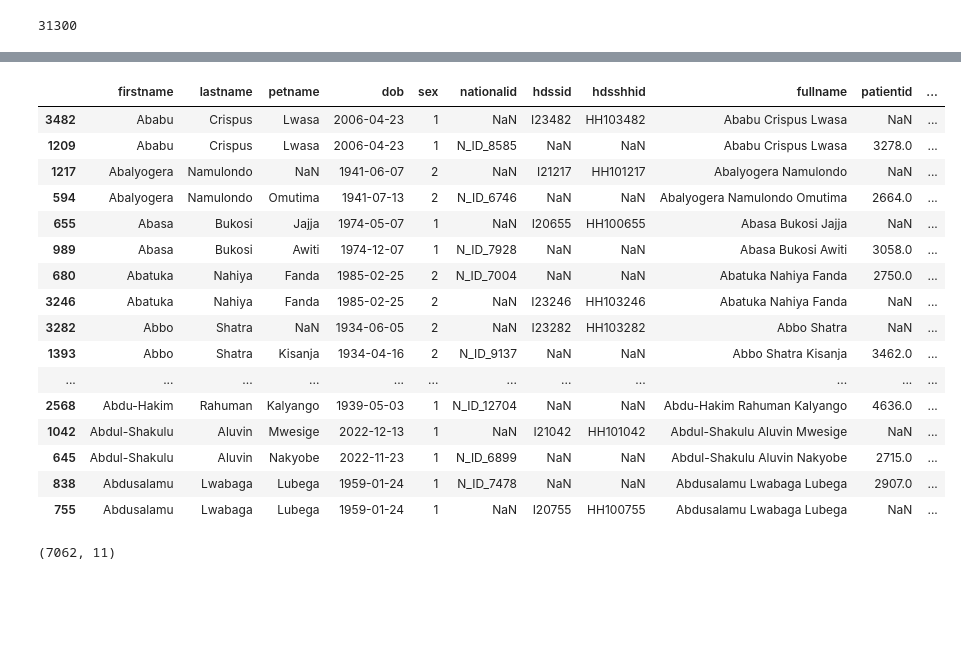
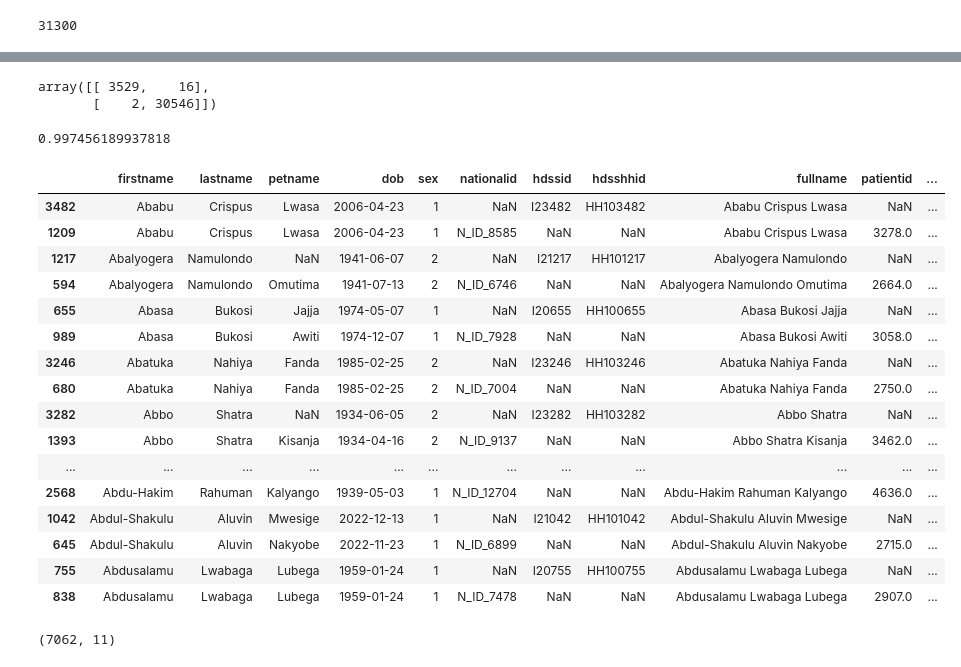
Before and after one commit to Guylord/Record-Linkage-tool-APHRC-DSE-Inspire-Hackathon-2024-, a Jupyter notebook: APHRC_DSE_Inspire_Hackathon_2024.ipynb, the cells around one changed output, grey strips where cells are left out. Cells and saved outputs as stored; diff of their text form; code cells hidden in the pictures; blank space fills up the shorter version.

```diff
--- a/APHRC_DSE_Inspire_Hackathon_2024.ipynb
+++ b/APHRC_DSE_Inspire_Hackathon_2024.ipynb
@@ -232,24 +249,33 @@ len(matched_indices)
+# %%
+rl.confusion_matrix(true_links, matched_indices, len(potential_matches))
+# %% [output]
+array([[ 3529,    16],
+       [    2, 30546]])
+# %%
+rl.fscore(true_links, matched_indices)
+# %% [output]
+0.997456189937818
 # %%
 hdss_facility = pd.concat([hdss_df.loc[matched_indices.get_level_values(0)], facility_df.loc[matched_indices.get_level_values(1)]])
-hdss_facility.sort_values('firstname').head(30)
+hdss_facility.sort_values(['firstname', 'lastname']).head(30)
 # %% [output]
 |  | firstname | lastname | petname | dob | sex | nationalid | hdssid | hdsshhid | fullname | patientid | ... |
 | 3482 | Ababu | Crispus | Lwasa | 2006-04-23 | 1 | NaN | I23482 | HH103482 | Ababu Crispus Lwasa | NaN | ... |
 | 1209 | Ababu | Crispus | Lwasa | 2006-04-23 | 1 | N_ID_8585 | NaN | NaN | Ababu Crispus Lwasa | 3278.0 | ... |
 | 1217 | Abalyogera | Namulondo | NaN | 1941-06-07 | 2 | NaN | I21217 | HH101217 | Abalyogera Namulondo | NaN | ... |
 | 594 | Abalyogera | Namulondo | Omutima | 1941-07-13 | 2 | N_ID_6746 | NaN | NaN | Abalyogera Namulondo Omutima | 2664.0 | ... |
 | 655 | Abasa | Bukosi | Jajja | 1974-05-07 | 1 | NaN | I20655 | HH100655 | Abasa Bukosi Jajja | NaN | ... |
 | 989 | Abasa | Bukosi | Awiti | 1974-12-07 | 1 | N_ID_7928 | NaN | NaN | Abasa Bukosi Awiti | 3058.0 | ... |
+| 3246 | Abatuka | Nahiya | Fanda | 1985-02-25 | 2 | NaN | I23246 | HH103246 | Abatuka Nahiya Fanda | NaN | ... |
 | 680 | Abatuka | Nahiya | Fanda | 1985-02-25 | 2 | N_ID_7004 | NaN | NaN | Abatuka Nahiya Fanda | 2750.0 | ... |
-| 3246 | Abatuka | Nahiya | Fanda | 1985-02-25 | 2 | NaN | I23246 | HH103246 | Abatuka Nahiya Fanda | NaN | ... |
 | 3282 | Abbo | Shatra | NaN | 1934-06-05 | 2 | NaN | I23282 | HH103282 | Abbo Shatra | NaN | ... |
 | 1393 | Abbo | Shatra | Kisanja | 1934-04-16 | 2 | N_ID_9137 | NaN | NaN | Abbo Shatra Kisanja | 3462.0 | ... |
 | ... | ... | ... | ... | ... | ... | ... | ... | ... | ... | ... | ... |
 | 2568 | Abdu-Hakim | Rahuman | Kalyango | 1939-05-03 | 1 | N_ID_12704 | NaN | NaN | Abdu-Hakim Rahuman Kalyango | 4636.0 | ... |
 | 1042 | Abdul-Shakulu | Aluvin | Mwesige | 2022-12-13 | 1 | NaN | I21042 | HH101042 | Abdul-Shakulu Aluvin Mwesige | NaN | ... |
 | 645 | Abdul-Shakulu | Aluvin | Nakyobe | 2022-11-23 | 1 | N_ID_6899 | NaN | NaN | Abdul-Shakulu Aluvin Nakyobe | 2715.0 | ... |
+| 755 | Abdusalamu | Lwabaga | Lubega | 1959-01-24 | 1 | NaN | I20755 | HH100755 | Abdusalamu Lwabaga Lubega | NaN | ... |
 | 838 | Abdusalamu | Lwabaga | Lubega | 1959-01-24 | 1 | N_ID_7478 | NaN | NaN | Abdusalamu Lwabaga Lubega | 2907.0 | ... |
-| 755 | Abdusalamu | Lwabaga | Lubega | 1959-01-24 | 1 | NaN | I20755 | HH100755 | Abdusalamu Lwabaga Lubega | NaN | ... |
 # %%
 hdss_facility.shape
 # %% [output]
```
Also changed, not shown: parts of 9 cells of this notebook.
